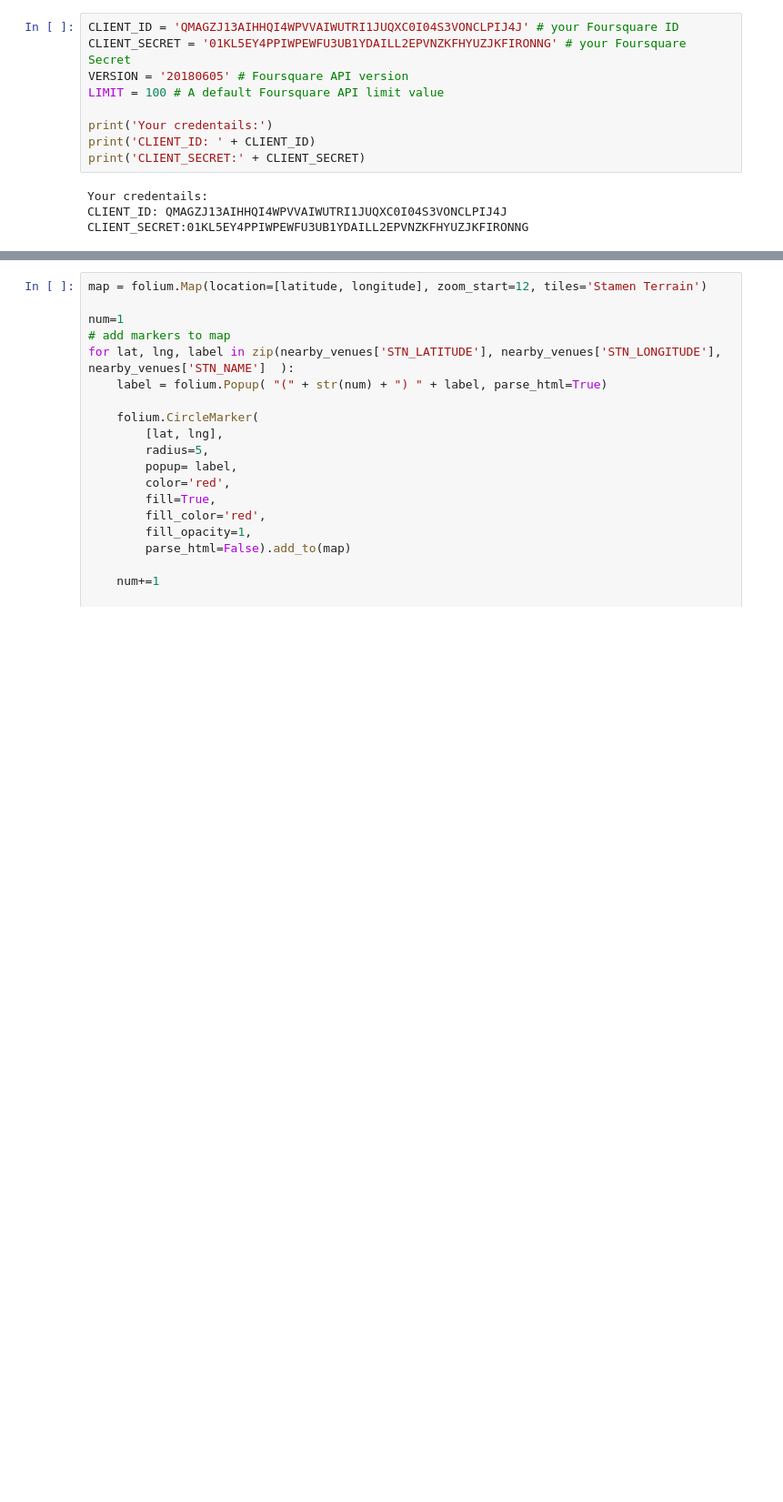
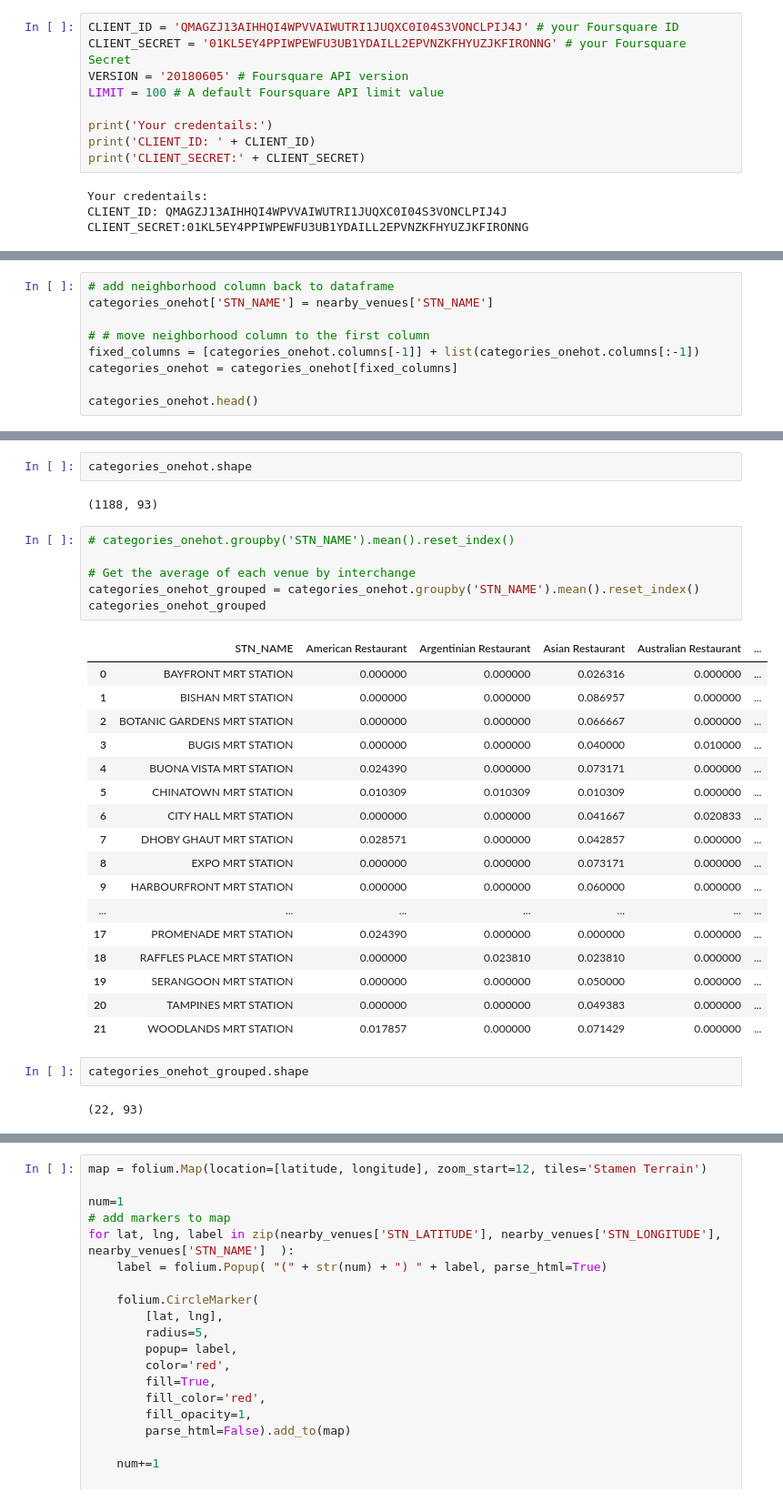
Before and after one commit to alfredtan/Coursera_Capstone, a Jupyter notebook: Week 4 Assignment/Capstone - Final Assignment.ipynb, the cells around one changed output, grey strips where cells are left out. Shown at 91% size. Saved outputs shown, nothing was run; the diff lists cells and outputs as text; blank space fills up the shorter version.

```diff
--- a/Week 4 Assignment/Capstone - Final Assignment.ipynb
+++ b/Week 4 Assignment/Capstone - Final Assignment.ipynb
@@ -721,0 +772,9 @@ nearby_venues.head()
+# %%
+# add neighborhood column back to dataframe
+categories_onehot['STN_NAME'] = nearby_venues['STN_NAME']
+
+# # move neighborhood column to the first column
+fixed_columns = [categories_onehot.columns[-1]] + list(categories_onehot.columns[:-1])
+categories_onehot = categories_onehot[fixed_columns]
+
+categories_onehot.head()
@@ -721,0 +788,32 @@ nearby_venues.head()
+# %%
+categories_onehot.shape
+# %% [output]
+(1188, 93)
+# %%
+# categories_onehot.groupby('STN_NAME').mean().reset_index()
+
+# Get the average of each venue by interchange
+categories_onehot_grouped = categories_onehot.groupby('STN_NAME').mean().reset_index()
+categories_onehot_grouped
+# %% [output]
+|  | STN_NAME | American Restaurant | Argentinian Restaurant | Asian Restaurant | Australian Restaurant | ... |
+| 0 | BAYFRONT MRT STATION | 0.000000 | 0.000000 | 0.026316 | 0.000000 | ... |
+| 1 | BISHAN MRT STATION | 0.000000 | 0.000000 | 0.086957 | 0.000000 | ... |
+| 2 | BOTANIC GARDENS MRT STATION | 0.000000 | 0.000000 | 0.066667 | 0.000000 | ... |
+| 3 | BUGIS MRT STATION | 0.000000 | 0.000000 | 0.040000 | 0.010000 | ... |
+| 4 | BUONA VISTA MRT STATION | 0.024390 | 0.000000 | 0.073171 | 0.000000 | ... |
+| 5 | CHINATOWN MRT STATION | 0.010309 | 0.010309 | 0.010309 | 0.000000 | ... |
+| 6 | CITY HALL MRT STATION | 0.000000 | 0.000000 | 0.041667 | 0.020833 | ... |
+| 7 | DHOBY GHAUT MRT STATION | 0.028571 | 0.000000 | 0.042857 | 0.000000 | ... |
+| 8 | EXPO MRT STATION | 0.000000 | 0.000000 | 0.073171 | 0.000000 | ... |
+| 9 | HARBOURFRONT MRT STATION | 0.000000 | 0.000000 | 0.060000 | 0.000000 | ... |
+| ... | ... | ... | ... | ... | ... | ... |
+| 17 | PROMENADE MRT STATION | 0.024390 | 0.000000 | 0.000000 | 0.000000 | ... |
+| 18 | RAFFLES PLACE MRT STATION | 0.000000 | 0.023810 | 0.023810 | 0.000000 | ... |
+| 19 | SERANGOON MRT STATION | 0.000000 | 0.000000 | 0.050000 | 0.000000 | ... |
+| 20 | TAMPINES MRT STATION | 0.000000 | 0.000000 | 0.049383 | 0.000000 | ... |
+| 21 | WOODLANDS MRT STATION | 0.017857 | 0.000000 | 0.071429 | 0.000000 | ... |
+# %%
+categories_onehot_grouped.shape
+# %% [output]
+(22, 93)
```
Also changed, not shown: parts of 25 cells of this notebook.
